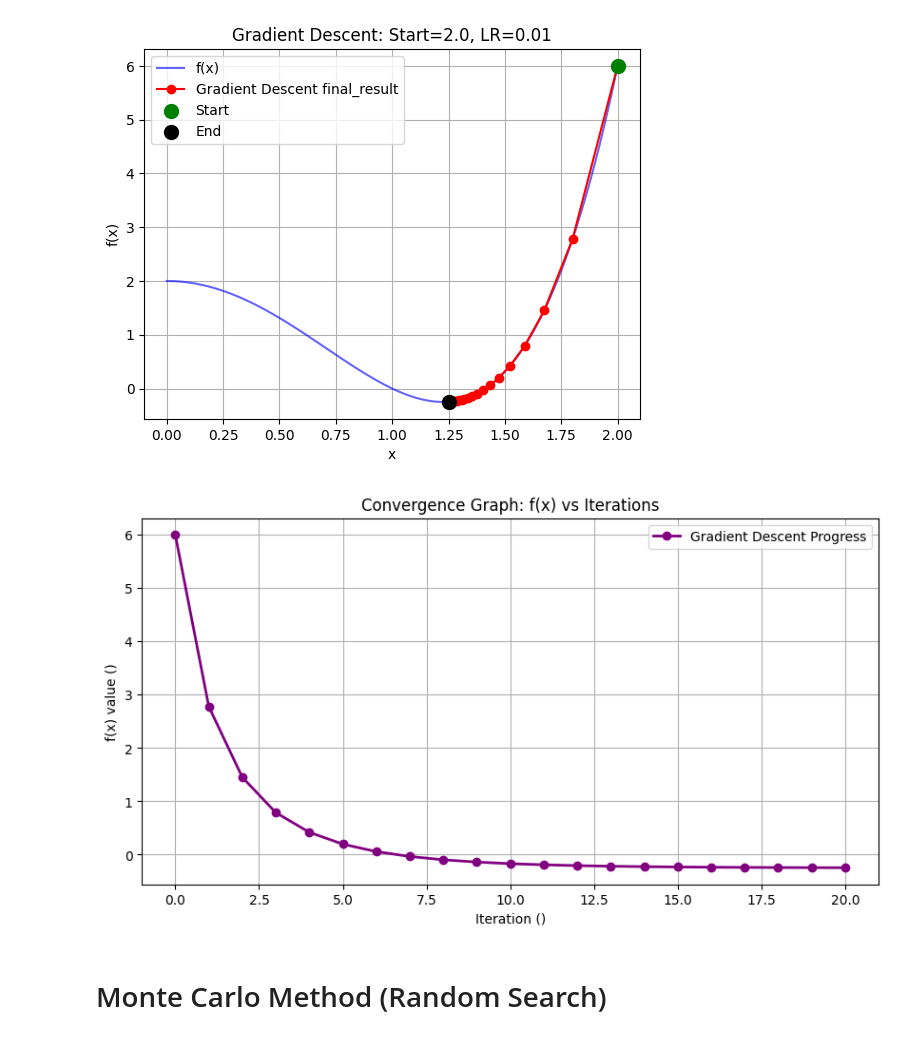
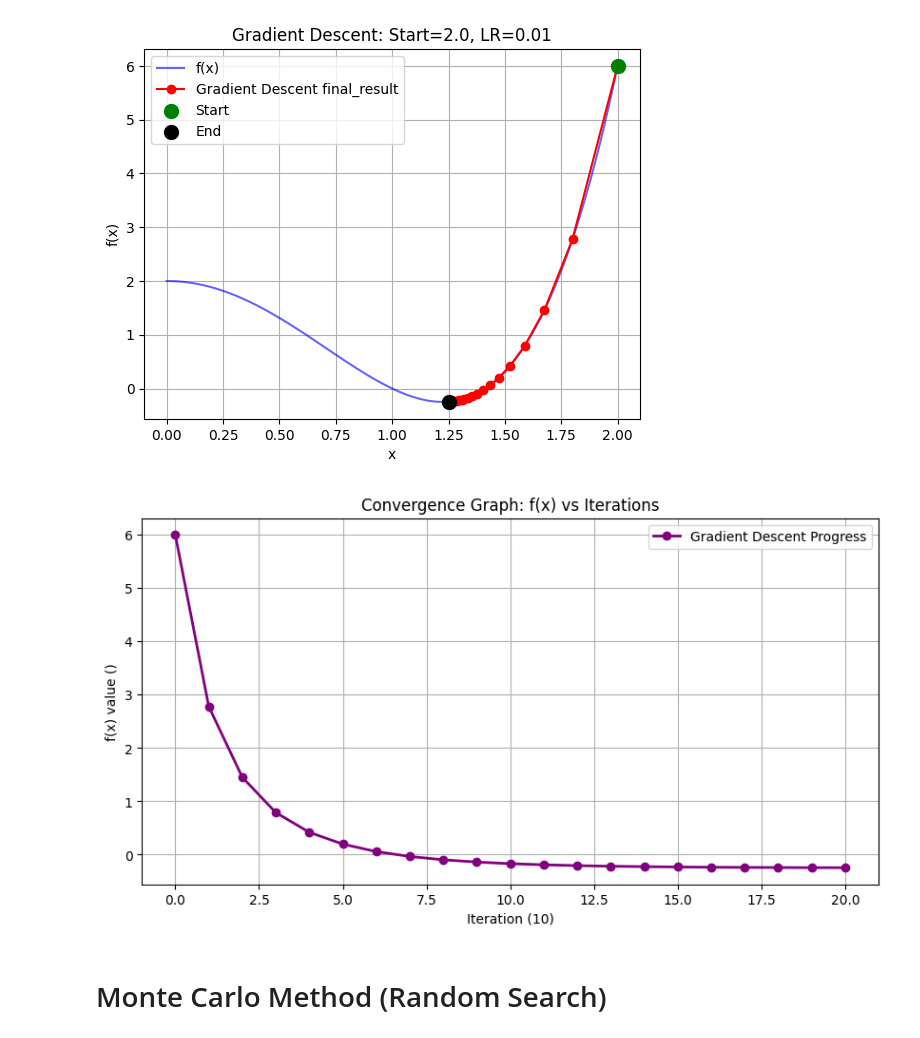
Before and after one commit to paksornchr-del/numcom-project, a Jupyter notebook: Project_Numerical_6780872.ipynb, the cells around one changed output. Cells and saved outputs as stored; diff of their text form; code cells hidden in the pictures.

```diff
--- a/Project_Numerical_6780872.ipynb
+++ b/Project_Numerical_6780872.ipynb
@@ -88,20 +92,20 @@ Final f(x) value: -0.2453
 # %%
 iterations_range = np.arange(len(final_result))
 
 
 f_history = f(final_result)
 
 plt.figure(figsize=(10, 5))
 plt.plot(iterations_range, f_history, 'o-', color='purple', linewidth=2, label='Gradient Descent Progress')
 
 plt.title('Convergence Graph: f(x) vs Iterations')
-plt.xlabel('Iteration ()')
+plt.xlabel('Iteration (10)')
 plt.ylabel('f(x) value ()')
 plt.grid(True)
 plt.legend()
 plt.show()
 # %% [output]
-[figure, old version]
+[figure, new version]
 # %% [markdown]
 # Monte Carlo Method (Random Search)
 # %%
```
Also changed, not shown: parts of 7 cells of this notebook.
